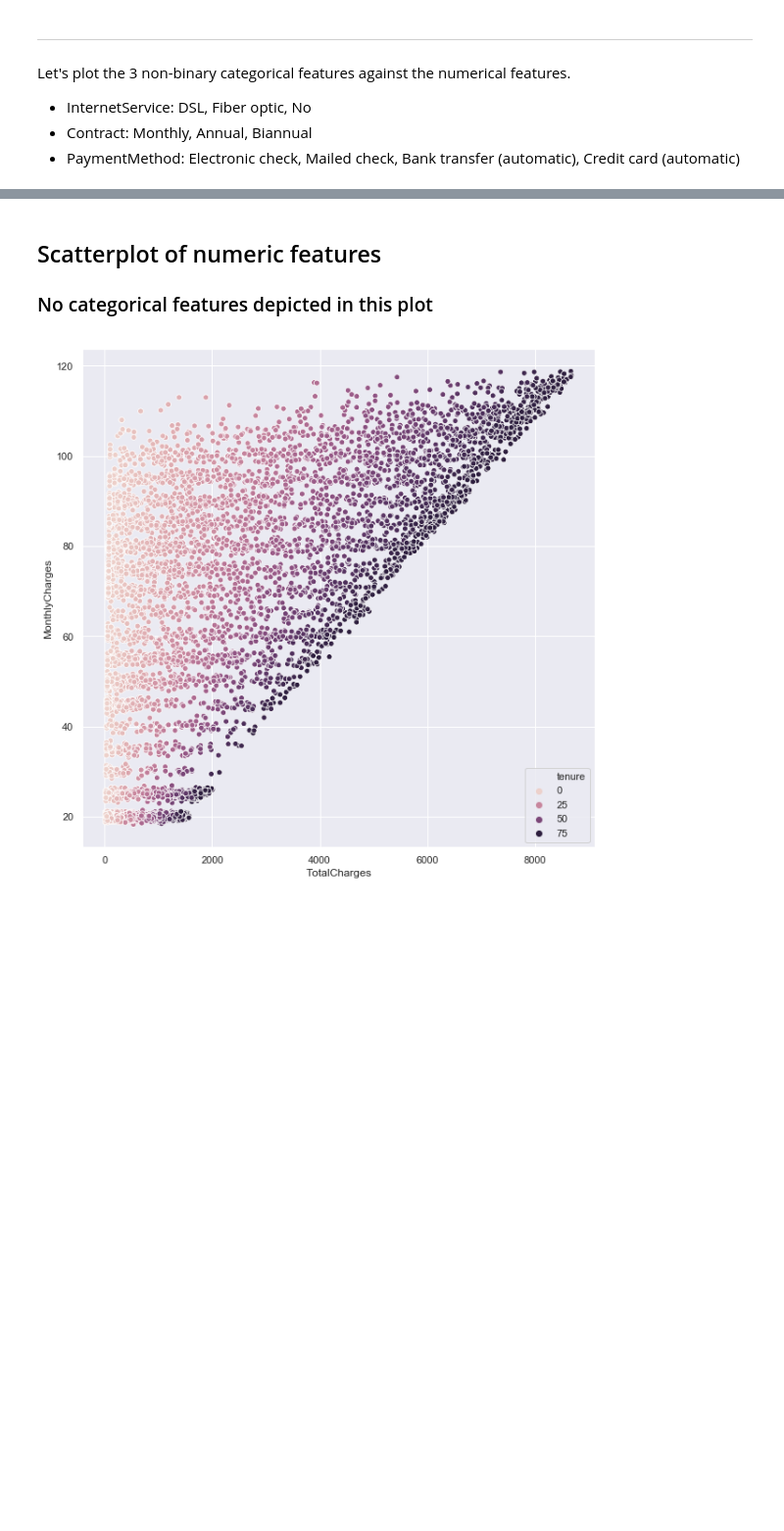
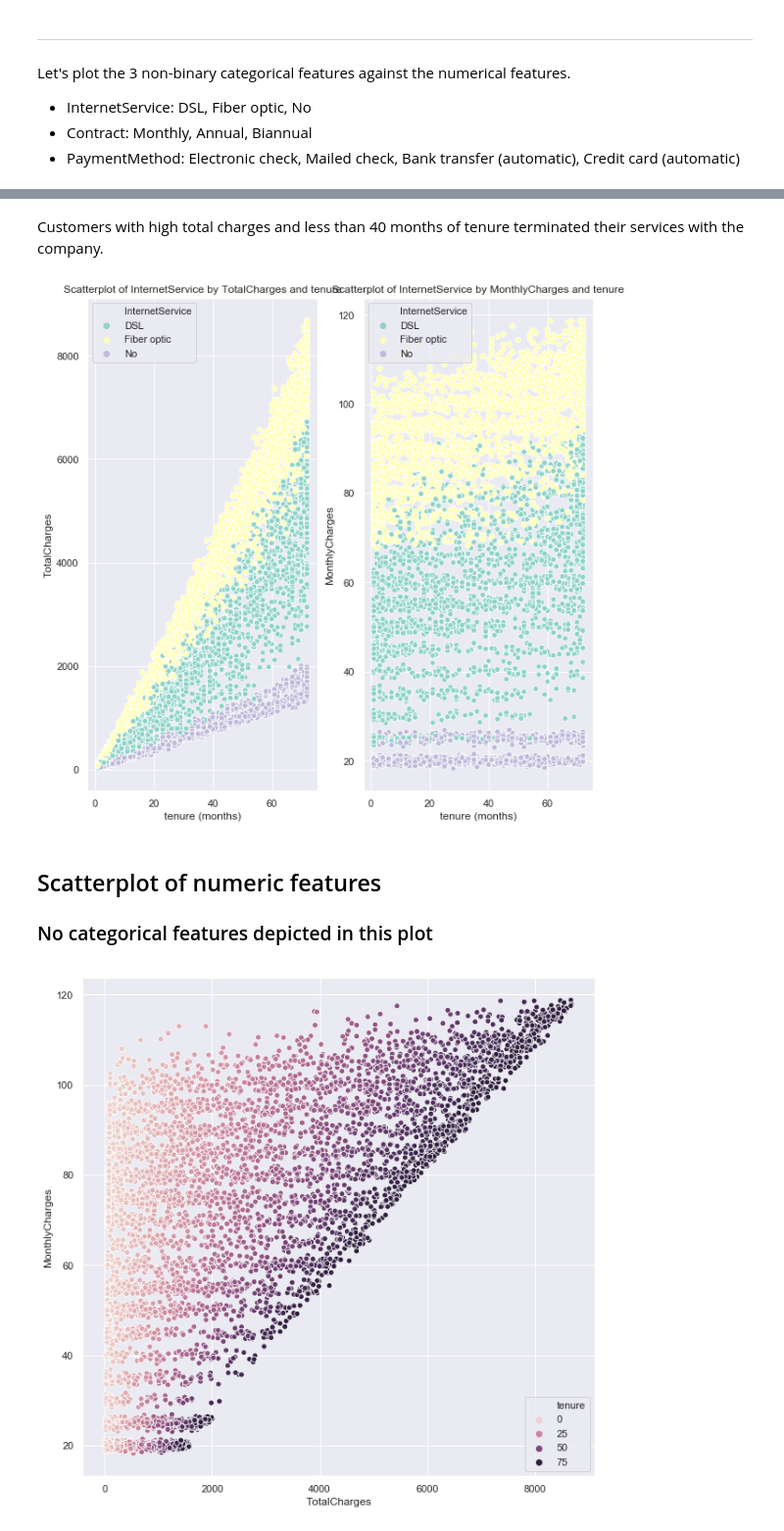
Before and after one commit to ayn28/Project-Portfolio, a Jupyter notebook: current-capstone-project/customer-churn/Customer_Churn.ipynb, the cells around one changed output, grey strips where cells are left out. Shown at 98% size. Drawn from its saved outputs; the diff is of its cells as text; code cells hidden in the pictures; blank space fills up the shorter version.

```diff
--- a/current-capstone-project/customer-churn/Customer_Churn.ipynb
+++ b/current-capstone-project/customer-churn/Customer_Churn.ipynb
@@ -352,3 +353,21 @@ plt.title('Scatterplot of InternetService by tenure and Churn');
+# %% [markdown]
+Customers with high total charges and less than 40 months of tenure terminated their services with the company.
+# %%
+# Scatterplot
+plt.figure(figsize=(10, 10));
+plt.subplot(121);
+sns.scatterplot(x='tenure', y='TotalCharges', hue='InternetService', palette='Set3', data=df);
+plt.xlabel('tenure (months)');
+plt.title('Scatterplot of InternetService by TotalCharges and tenure');
+
+plt.subplot(122);
+sns.scatterplot(x='tenure', y='MonthlyCharges', hue='InternetService', palette='Set3', data=df);
+plt.xlabel('tenure (months)');
+plt.title('Scatterplot of InternetService by MonthlyCharges and tenure');
+
+plt.show()
+# %% [output]
+[figure, added]
 # %% [markdown]
 ## Scatterplot of numeric features
 ### No categorical features depicted in this plot
```
Also changed, not shown: parts of 4 cells of this notebook.
